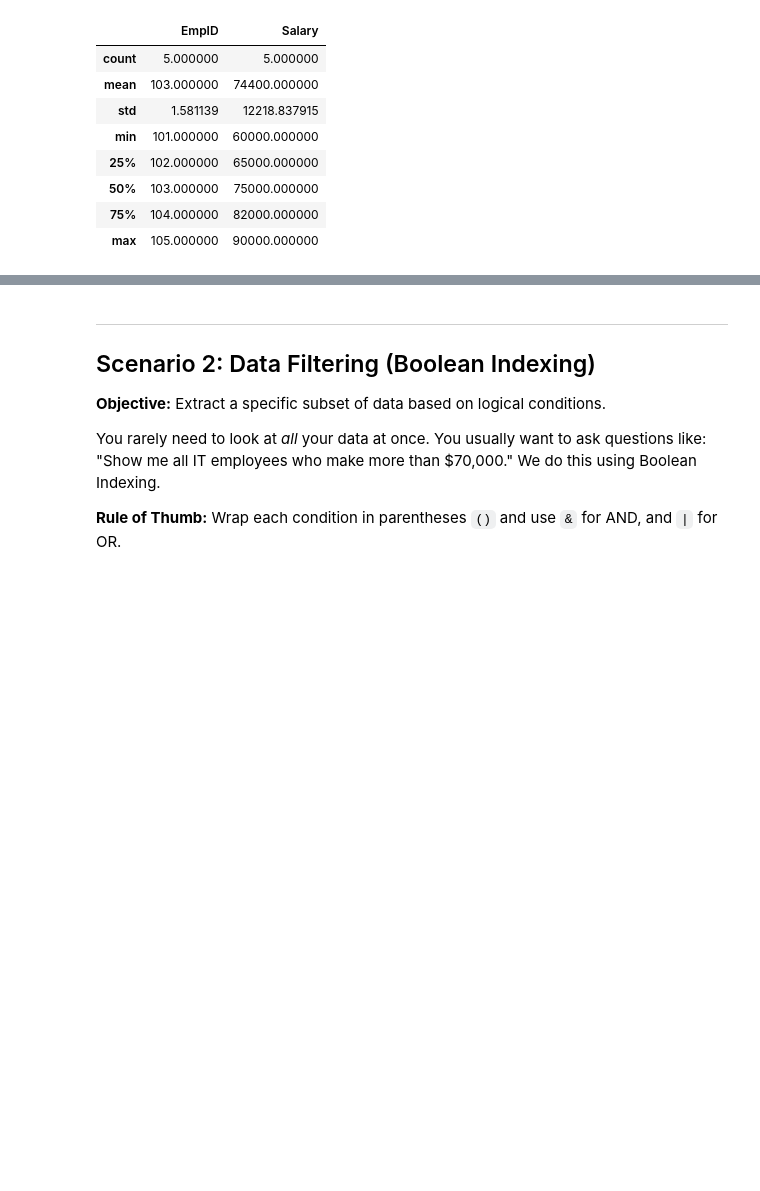
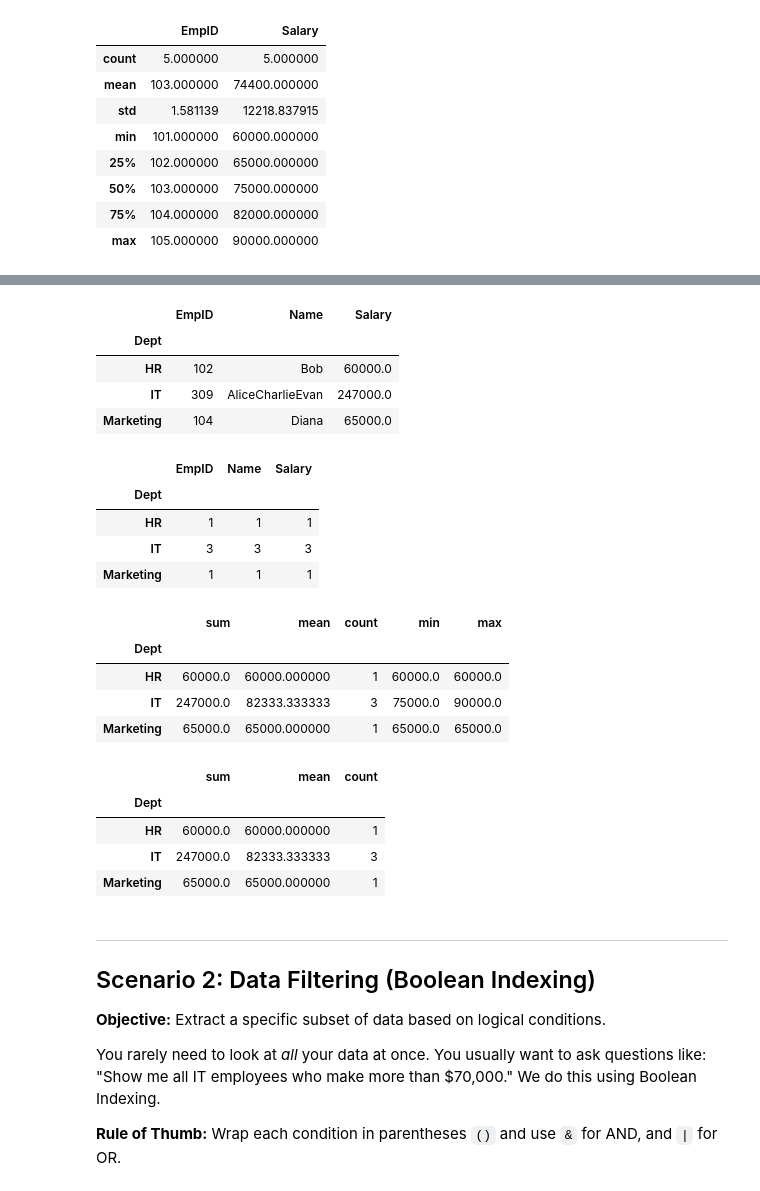
Before and after one commit to sujeet-banerjee/ai_ml_tutor_examples, a Jupyter notebook: trial/suz/dataman/pandas/basics/DH1-1 Data Handling - Notes - lib_Panda basics.ipynb, the cells around one changed output, grey strips where cells are left out. Drawn from its saved outputs; the diff is of its cells as text; code cells hidden in the pictures; blank space fills up the shorter version.

```diff
--- a/trial/suz/dataman/pandas/basics/DH1-1 Data Handling - Notes - lib_Panda basics.ipynb
+++ b/trial/suz/dataman/pandas/basics/DH1-1 Data Handling - Notes - lib_Panda basics.ipynb
@@ -81,3 +324,36 @@ memory usage: 292.0+ bytes
+# %%
+## Practical use, sum all columns (including 'Salary') grouped-by Dept
+display(df_employees.groupby(by=['Dept']).sum())
+
+## Practical use, count all entries grouped-by Dept
+display(df_employees.groupby(by=['Dept']).count())
+
+## Practical Use (Group By):
+## Multiple aggregate functions, for a given numeric column
+display(df_employees.groupby(by=['Dept'])['Salary'].agg(['sum', 'mean', 'count', 'min', 'max' ]))
+
+display(df_employees.groupby(by=['Dept'])['Name'].agg(['sum', 'mean', 'count']))
+# %% [output]
+|  | EmpID | Name | Salary |
+| Dept |  |  |  |
+| HR | 102 | Bob | 60000.0 |
+| IT | 309 | AliceCharlieEvan | 247000.0 |
+| Marketing | 104 | Diana | 65000.0 |
+|  | EmpID | Name | Salary |
+| Dept |  |  |  |
+| HR | 1 | 1 | 1 |
+| IT | 3 | 3 | 3 |
+| Marketing | 1 | 1 | 1 |
+|  | sum | mean | count | min | max |
+| Dept |  |  |  |  |  |
+| HR | 60000.0 | 60000.000000 | 1 | 60000.0 | 60000.0 |
+| IT | 247000.0 | 82333.333333 | 3 | 75000.0 | 90000.0 |
+| Marketing | 65000.0 | 65000.000000 | 1 | 65000.0 | 65000.0 |
+|  | sum | mean | count |
+| Dept |  |  |  |
+| HR | 60000.0 | 60000.000000 | 1 |
+| IT | 247000.0 | 82333.333333 | 3 |
+| Marketing | 65000.0 | 65000.000000 | 1 |
 # %% [markdown]
 ---
 ## Scenario 2: Data Filtering (Boolean Indexing)
```
Also changed, not shown: parts of 21 cells of this notebook, 25 other files.
